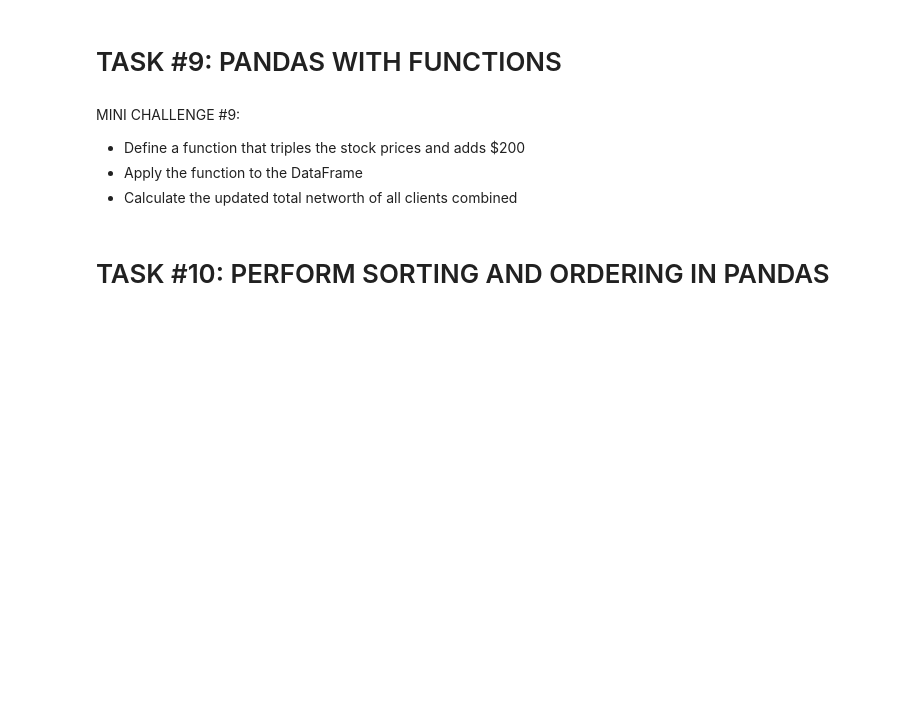
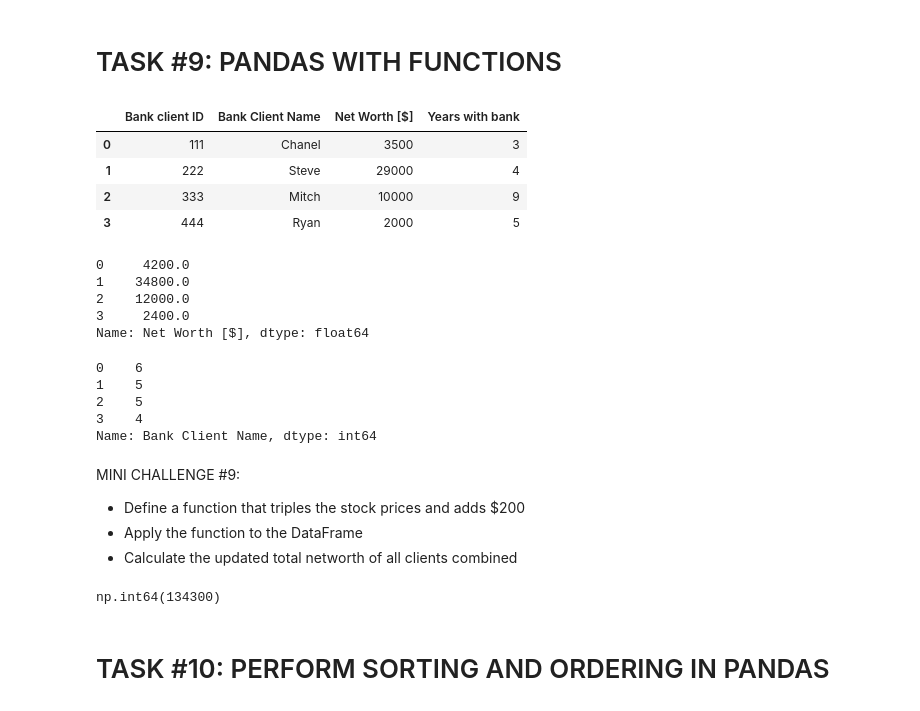
Before and after one commit to Apail59820/courseo_data, a Jupyter notebook: Python 101 - Python Libraries for Data Analysis - Numpy and Pandas.ipynb, the cells around one changed output. Saved outputs shown, nothing was run; the diff lists cells and outputs as text; code cells hidden in the pictures; blank space fills up the shorter version.

```diff
--- a/Python 101 - Python Libraries for Data Analysis - Numpy and Pandas.ipynb
+++ b/Python 101 - Python Libraries for Data Analysis - Numpy and Pandas.ipynb
@@ -448,9 +448,15 @@ np.int64(14000)
 # %%
 # Let's define a dataframe as follows:
 bank_client_df = pd.DataFrame({'Bank client ID':[111, 222, 333, 444],
                                'Bank Client Name':['Chanel', 'Steve', 'Mitch', 'Ryan'],
-                               'Net worth [$]':[3500, 29000, 10000, 2000],
+                               'Net Worth [$]':[3500, 29000, 10000, 2000],
                                'Years with bank':[3, 4, 9, 5]})
 bank_client_df
+# %% [output]
+|  | Bank client ID | Bank Client Name | Net Worth [$] | Years with bank |
+| 0 | 111 | Chanel | 3500 | 3 |
+| 1 | 222 | Steve | 29000 | 4 |
+| 2 | 333 | Mitch | 10000 | 9 |
+| 3 | 444 | Ryan | 2000 | 5 |
 # %%
 # Define a function that increases all clients networth (stocks) by a fixed value of 20% (for simplicity sake)
@@ -457,10 +465,33 @@ bank_client_df
 # %%
 # You can apply a function to the DataFrame
+bank_client_df['Net Worth [$]'].apply(networth_update)
+# %% [output]
+0     4200.0
+1    34800.0
+2    12000.0
+3     2400.0
+Name: Net Worth [$], dtype: float64
+# %%
+bank_client_df['Bank Client Name'].apply(len)
+# %% [output]
+0    6
+1    5
+2    5
+3    4
+Name: Bank Client Name, dtype: int64
 # %% [markdown]
 MINI CHALLENGE #9:
 - Define a function that triples the stock prices and adds $200
 - Apply the function to the DataFrame
 - Calculate the updated total networth of all clients combined
+# %%
+def triple_stock_prices(price):
+    return (price * 3) + 200
+
+updated_balances = bank_client_df['Net Worth [$]'].apply(triple_stock_prices)
+updated_balances.sum()
+# %% [output]
+np.int64(134300)
 # %% [markdown]
 # TASK #10: PERFORM SORTING AND ORDERING IN PANDAS
 # %%
```
Also changed, not shown: parts of 1 cell of this notebook.
